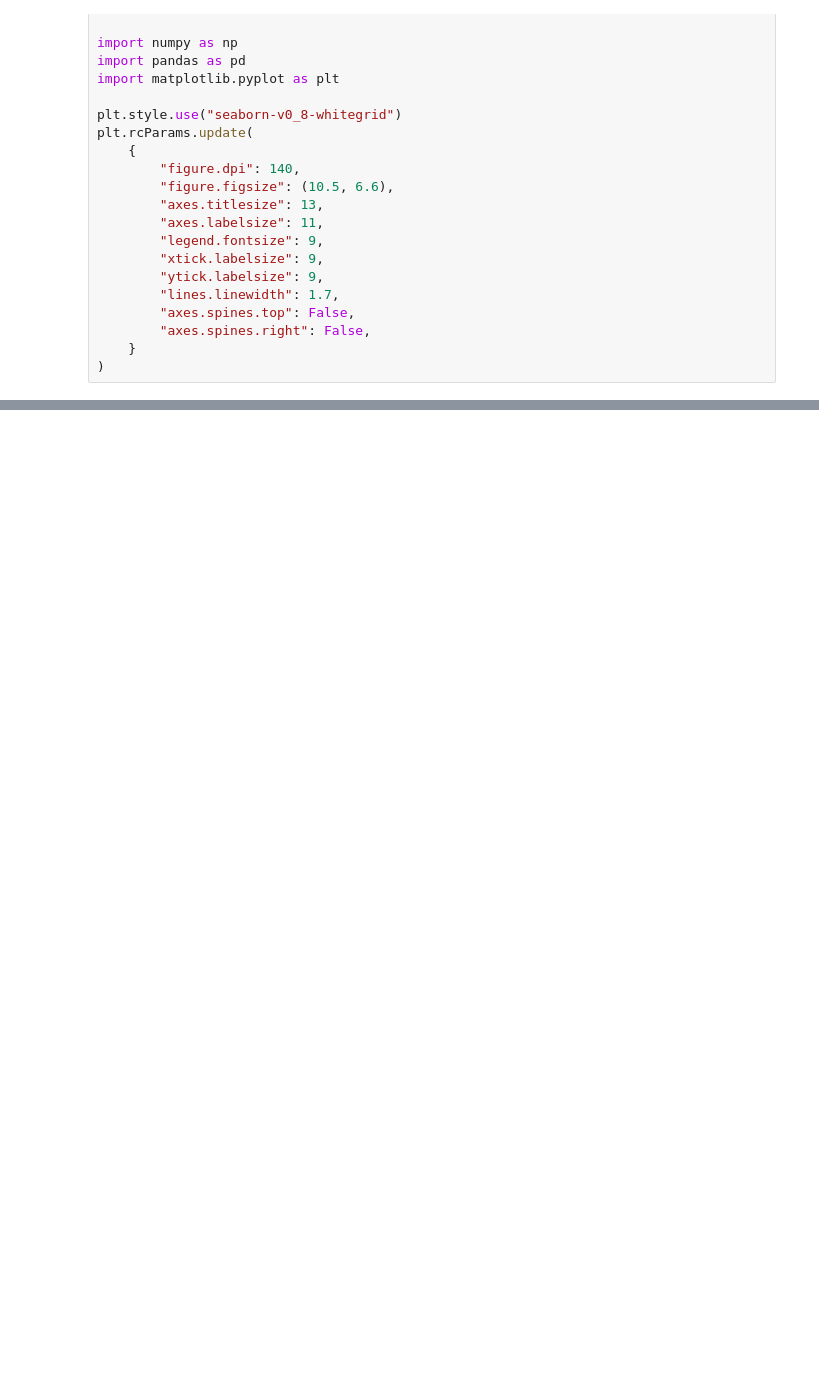
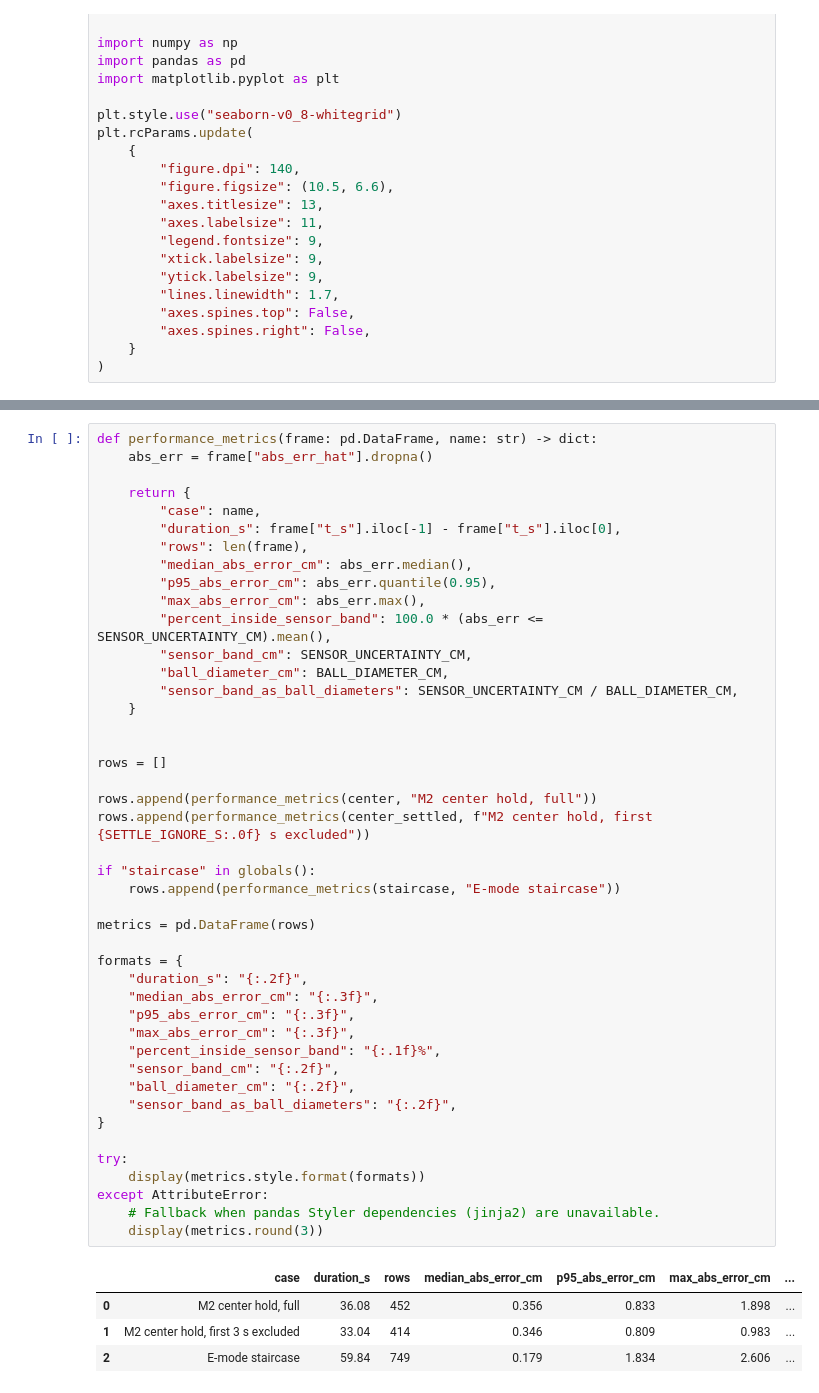
Before and after one commit to Piyushiitk24/ball-beam, a Jupyter notebook: notebooks/ball_beam_plots_clean.ipynb, the cells around one changed output, grey strips where cells are left out. Saved outputs shown, nothing was run; the diff lists cells and outputs as text; blank space fills up the shorter version.

```diff
--- a/notebooks/ball_beam_plots_clean.ipynb
+++ b/notebooks/ball_beam_plots_clean.ipynb
@@ -375,0 +644,49 @@ plt.show()
+# %%
+def performance_metrics(frame: pd.DataFrame, name: str) -> dict:
+    abs_err = frame["abs_err_hat"].dropna()
+
+    return {
+        "case": name,
+        "duration_s": frame["t_s"].iloc[-1] - frame["t_s"].iloc[0],
+        "rows": len(frame),
+        "median_abs_error_cm": abs_err.median(),
+        "p95_abs_error_cm": abs_err.quantile(0.95),
+        "max_abs_error_cm": abs_err.max(),
+        "percent_inside_sensor_band": 100.0 * (abs_err <= SENSOR_UNCERTAINTY_CM).mean(),
+        "sensor_band_cm": SENSOR_UNCERTAINTY_CM,
+        "ball_diameter_cm": BALL_DIAMETER_CM,
+        "sensor_band_as_ball_diameters": SENSOR_UNCERTAINTY_CM / BALL_DIAMETER_CM,
+    }
+
+
+rows = []
+
+rows.append(performance_metrics(center, "M2 center hold, full"))
+rows.append(performance_metrics(center_settled, f"M2 center hold, first {SETTLE_IGNORE_S:.0f} s excluded"))
+
+if "staircase" in globals():
+    rows.append(performance_metrics(staircase, "E-mode staircase"))
+
+metrics = pd.DataFrame(rows)
+
+formats = {
+    "duration_s": "{:.2f}",
+    "median_abs_error_cm": "{:.3f}",
+    "p95_abs_error_cm": "{:.3f}",
+    "max_abs_error_cm": "{:.3f}",
+    "percent_inside_sensor_band": "{:.1f}%",
+    "sensor_band_cm": "{:.2f}",
+    "ball_diameter_cm": "{:.2f}",
+    "sensor_band_as_ball_diameters": "{:.2f}",
+}
+
+try:
+    display(metrics.style.format(formats))
+except AttributeError:
+    # Fallback when pandas Styler dependencies (jinja2) are unavailable.
+    display(metrics.round(3))
+# %% [output]
+|  | case | duration_s | rows | median_abs_error_cm | p95_abs_error_cm | max_abs_error_cm | ... |
+| 0 | M2 center hold, full | 36.08 | 452 | 0.356 | 0.833 | 1.898 | ... |
+| 1 | M2 center hold, first 3 s excluded | 33.04 | 414 | 0.346 | 0.809 | 0.983 | ... |
+| 2 | E-mode staircase | 59.84 | 749 | 0.179 | 1.834 | 2.606 | ... |
```
Also changed, not shown: parts of 8 cells of this notebook, 1 other file.
